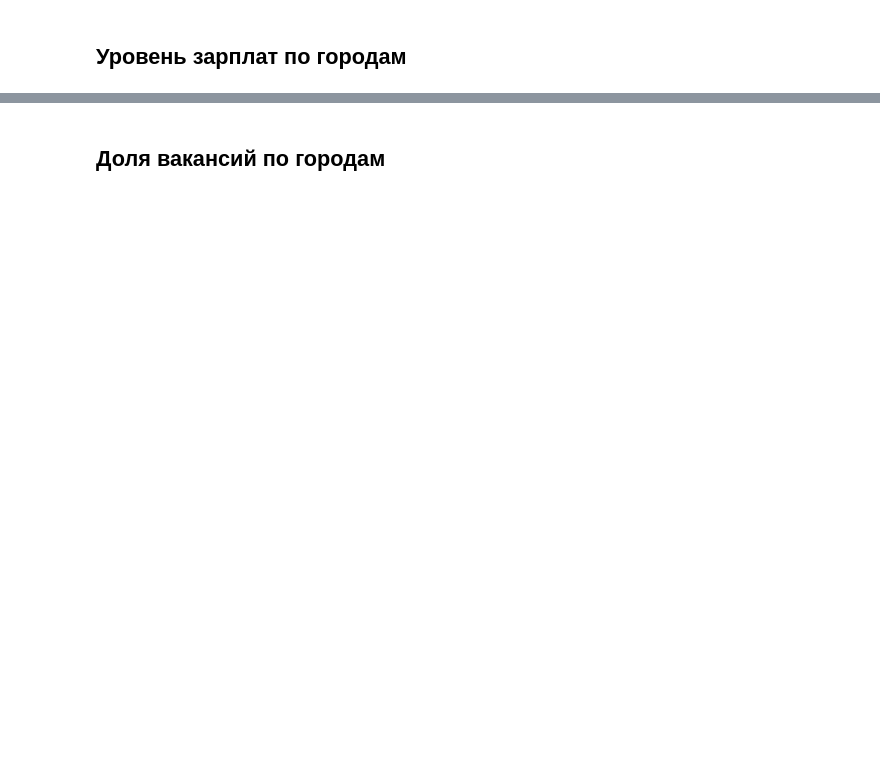
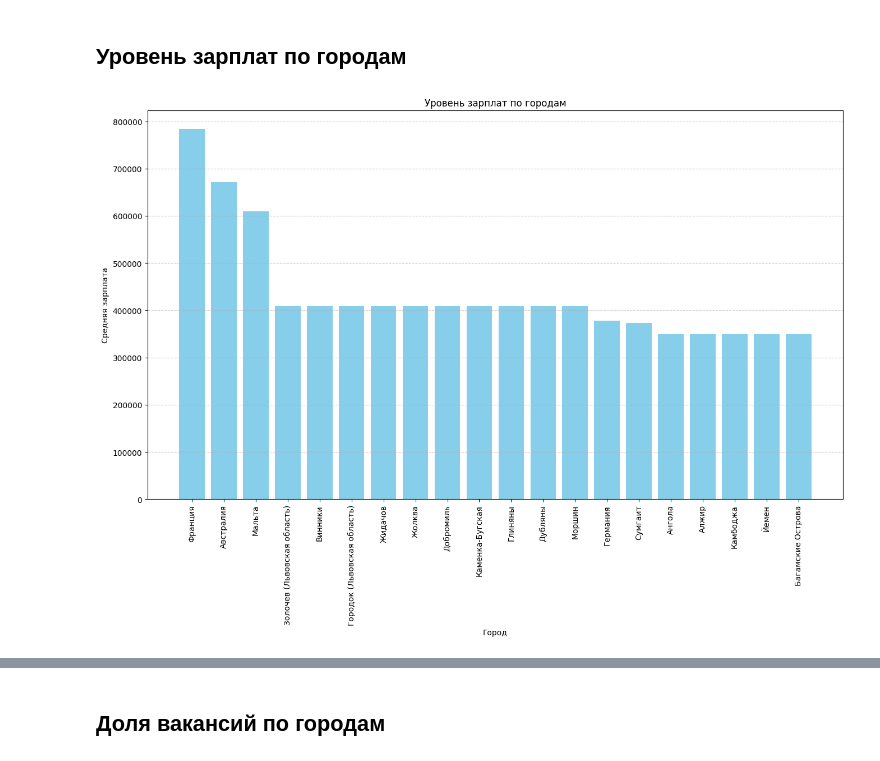
Before and after one commit to experiencedInternetUser/hh_statistics, a Jupyter notebook: statistic.ipynb, the cells around one changed output, grey strips where cells are left out. Saved outputs shown, nothing was run; the diff lists cells and outputs as text; code cells hidden in the pictures; blank space fills up the shorter version.

```diff
--- a/statistic.ipynb
+++ b/statistic.ipynb
@@ -219,2 +304,16 @@ filtred_df.to_csv("filtred_df.csv", index=False, encoding="utf-8")
 # %% [markdown]
 ## Уровень зарплат по городам
+# %%
+average_salary_by_city = df.groupby('area_name')['salary'].mean().sort_values(ascending=False)[0:20]
+
+
+plt.figure(figsize=(16, 9))
+plt.bar(average_salary_by_city.index, average_salary_by_city.values, color='skyblue')
+plt.xlabel('Город')
+plt.ylabel('Средняя зарплата')
+plt.title('Уровень зарплат по городам')
+plt.xticks(rotation=90)
+plt.grid(axis='y', linestyle='--', alpha=0.7)
+plt.show()
+# %% [output]
+[figure, added]
```
Also changed, not shown: parts of 17 cells of this notebook, 1 other file.
